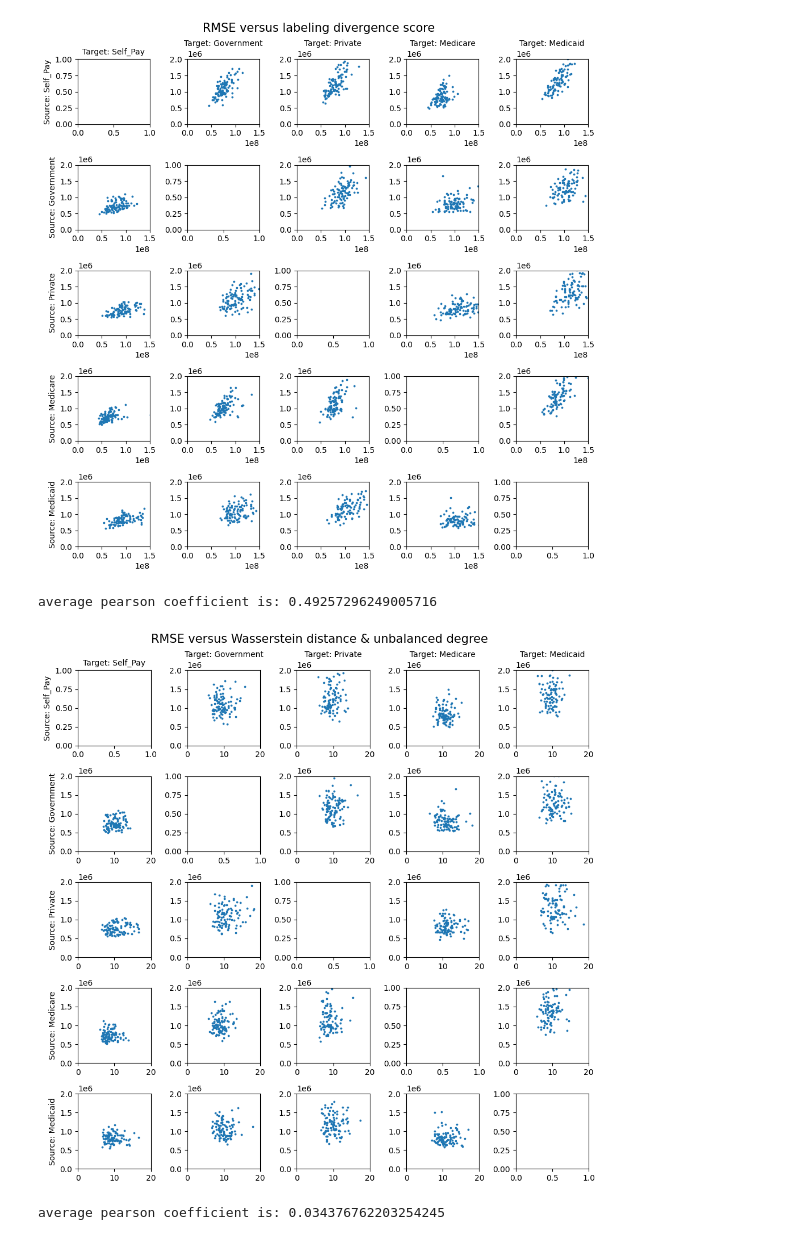
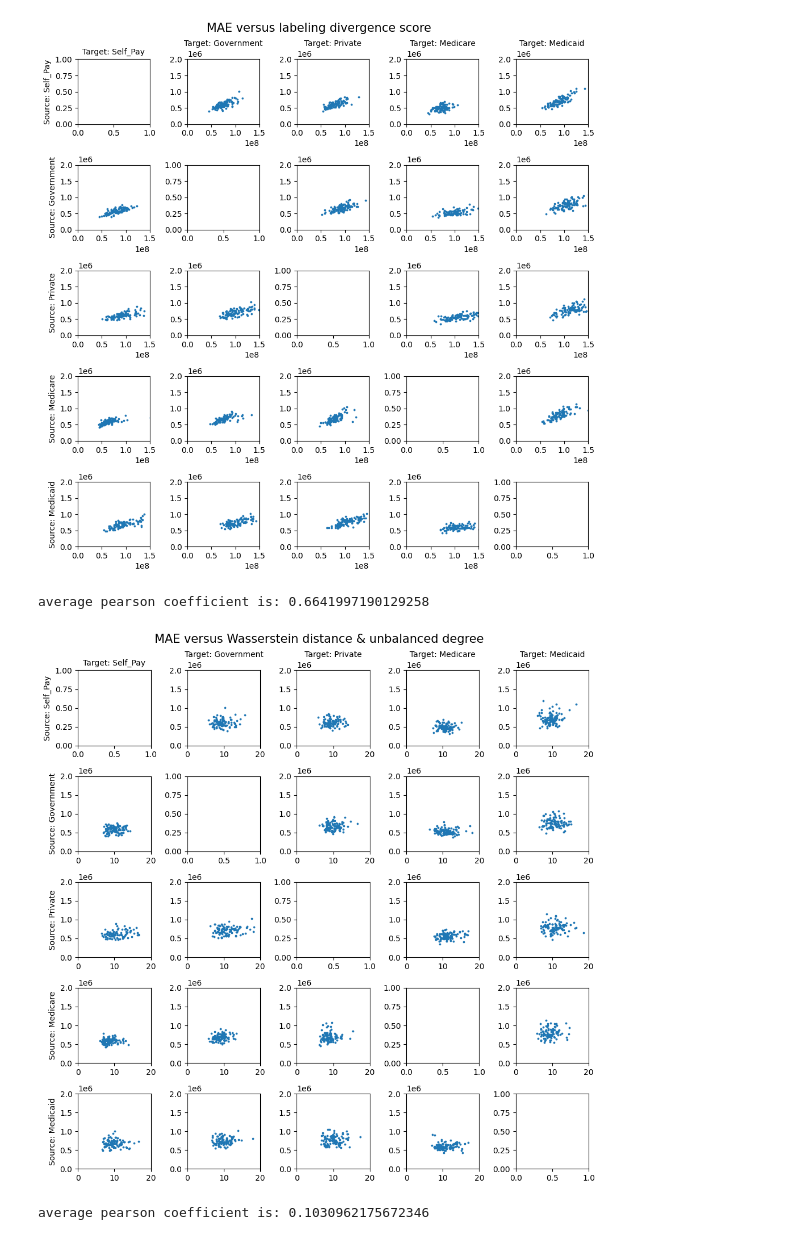
Before and after one commit to causalpathlab/EHR-OT, a Jupyter notebook: mimic_exp/admission/mimic_exp4_bound.ipynb, the cells around one changed output. Cells and saved outputs as stored; diff of their text form; code cells hidden in the pictures.

Commit message:
updated bound plots

```diff
--- a/mimic_exp/admission/mimic_exp4_bound.ipynb
+++ b/mimic_exp/admission/mimic_exp4_bound.ipynb
@@ -18,6 +18,8 @@ def read_plot(group_name, group_1, group_2, eval_metric, ax, xaxis):
     """
     score_path = os.path.join(mimic_output_dir, f"exp4_{group_name}_{group_2}2{group_1}_OT.csv")
     score_df = pd.read_csv(score_path, header=0, index_col=None)
+    eval_metric = eval_metric.lower()
+    xaxis = xaxis.lower()
 
     ax.set_ylim(0, 2*1e6)
     y_feature = score_df[f'trans_target_{eval_metric}']
@@ -37,34 +39,34 @@ def read_plot(group_name, group_1, group_2, eval_metric, ax, xaxis):
 # %%
 group_name = 'insurance'
 groups = ['Self_Pay', 'Government', 'Private',  'Medicare', 'Medicaid']
-eval_metric = 'rmse'
+eval_metric = 'MAE'
 fig, axs = plt.subplots(len(groups), len(groups))
 fig.set_figwidth(10)
 fig.set_figheight(10)
 xaxis = "label_div_score"
 avg_corr = 0
 
 for i, group_1 in enumerate(groups):
     for j, group_2 in enumerate(groups):
         if j == 0:
             axs[i, j].set_ylabel(f'Source: {group_1}', fontsize=10)
         if i == 0:
             axs[i, j].set_title(f'Target: {group_2}', fontsize=10)
         if group_1 == group_2:
             # axs[i, j].axis('off')
             continue
 
         corr, _ = read_plot(group_name, group_1, group_2, eval_metric, axs[i, j], xaxis)
         avg_corr += corr
-fig.suptitle("RMSE versus labeling divergence score", fontsize=15)
+fig.suptitle(f"{eval_metric} versus labeling divergence score", fontsize=15)
 plt.tight_layout()
 fig_path = os.path.join(mimic_output_dir, f"exp4_{group_name}_{xaxis}_bound.pdf")
 plt.savefig(fig_path)
 plt.show()
 print("average pearson coefficient is:", avg_corr/(len(groups)*(len(groups)-1)))
 # %% [output]
-[figure, old version]
+[figure, new version]
-average pearson coefficient is: 0.49257296249005716
+average pearson coefficient is: 0.6641997190129258
 # %%
 fig, axs = plt.subplots(len(groups), len(groups))
 fig.set_figwidth(10)
@@ -83,15 +85,15 @@ for i, group_1 in enumerate(groups):
 
         corr, _ = read_plot(group_name, group_1, group_2, eval_metric, axs[i, j], xaxis)
         avg_corr += corr
-fig.suptitle("RMSE versus Wasserstein distance & unbalanced degree", fontsize=15)
+fig.suptitle(f"{eval_metric} versus Wasserstein distance & unbalanced degree", fontsize=15)
 plt.tight_layout()
 fig_path = os.path.join(mimic_output_dir, f"exp4_{group_name}_{xaxis}_bound.pdf")
 plt.savefig(fig_path)
 plt.show()
 print("average pearson coefficient is:", avg_corr/(len(groups)*(len(groups)-1)))
 # %% [output]
-[figure, old version]
+[figure, new version]
-average pearson coefficient is: 0.034376762203254245
+average pearson coefficient is: 0.1030962175672346
 # %%
 fig, axs = plt.subplots(len(groups), len(groups))
 fig.set_figwidth(10)
```
Also changed, not shown: parts of 1 cell of this notebook, 3 other files.
